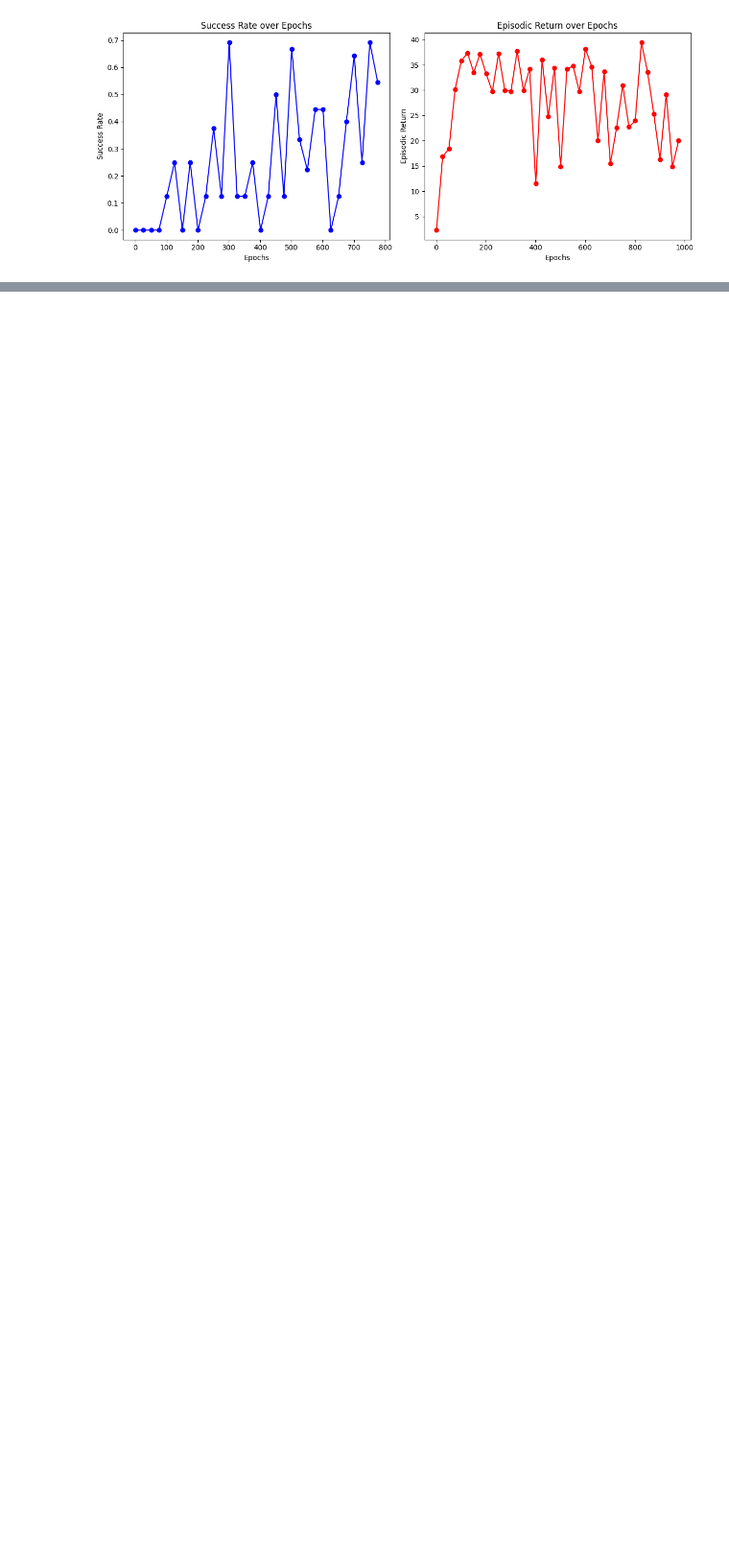
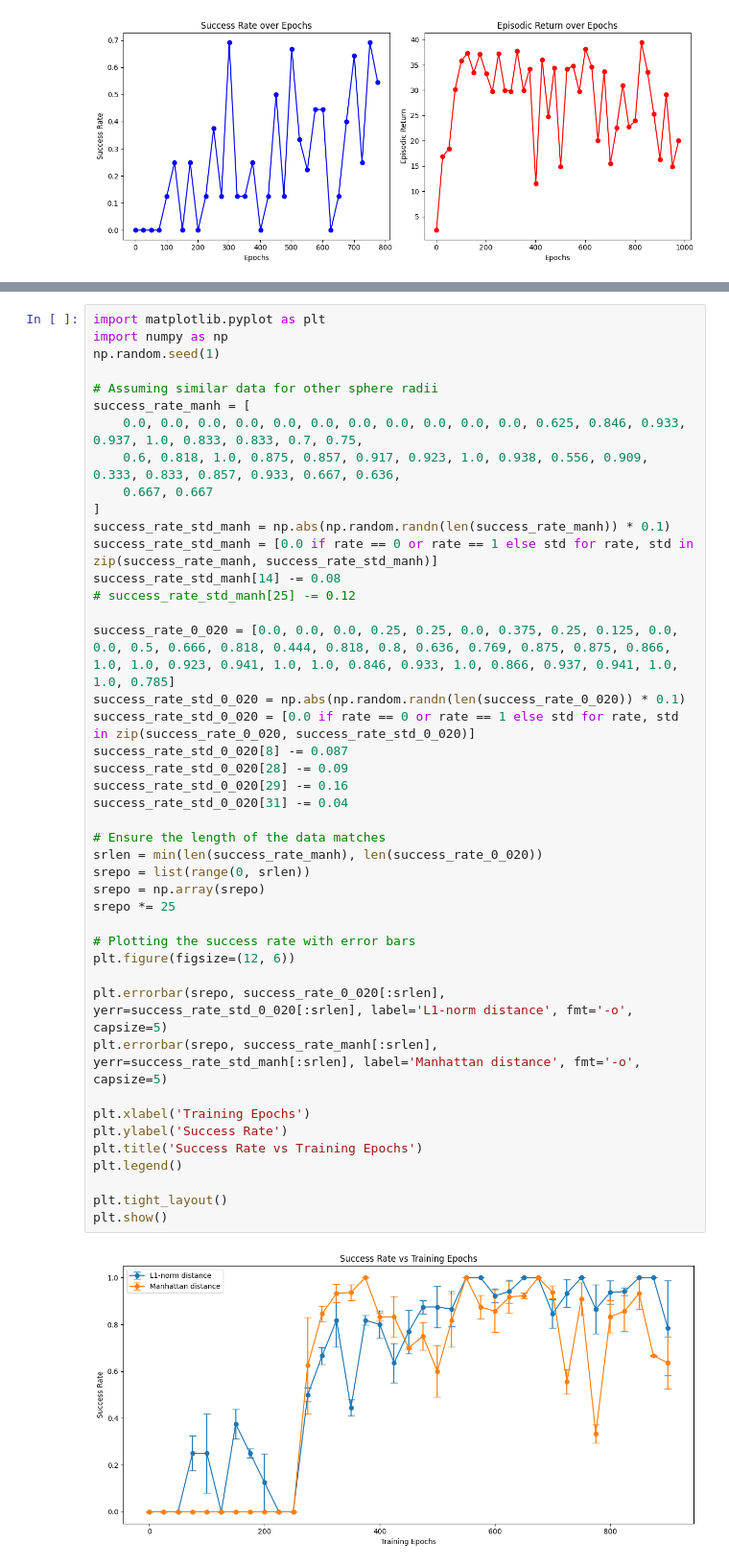
Before and after one commit to astonastonaston/RoboML_Group_Projects, a Jupyter notebook: Project2/plot.ipynb, the cells around one changed output, grey strips where cells are left out. Shown at 96% size. Drawn from its saved outputs; the diff is of its cells as text; blank space fills up the shorter version.

```diff
--- a/Project2/plot.ipynb
+++ b/Project2/plot.ipynb
@@ -206,0 +236,45 @@ plt.show()
+# %%
+import matplotlib.pyplot as plt
+import numpy as np
+np.random.seed(1)
+
+# Assuming similar data for other sphere radii
+success_rate_manh = [
+    0.0, 0.0, 0.0, 0.0, 0.0, 0.0, 0.0, 0.0, 0.0, 0.0, 0.0, 0.625, 0.846, 0.933, 0.937, 1.0, 0.833, 0.833, 0.7, 0.75,
+    0.6, 0.818, 1.0, 0.875, 0.857, 0.917, 0.923, 1.0, 0.938, 0.556, 0.909, 0.333, 0.833, 0.857, 0.933, 0.667, 0.636,
+    0.667, 0.667
+]
+success_rate_std_manh = np.abs(np.random.randn(len(success_rate_manh)) * 0.1)
+success_rate_std_manh = [0.0 if rate == 0 or rate == 1 else std for rate, std in zip(success_rate_manh, success_rate_std_manh)]
+success_rate_std_manh[14] -= 0.08
+# success_rate_std_manh[25] -= 0.12
+
+success_rate_0_020 = [0.0, 0.0, 0.0, 0.25, 0.25, 0.0, 0.375, 0.25, 0.125, 0.0, 0.0, 0.5, 0.666, 0.818, 0.444, 0.818, 0.8, 0.636, 0.769, 0.875, 0.875, 0.866, 1.0, 1.0, 0.923, 0.941, 1.0, 1.0, 0.846, 0.933, 1.0, 0.866, 0.937, 0.941, 1.0, 1.0, 0.785]
+success_rate_std_0_020 = np.abs(np.random.randn(len(success_rate_0_020)) * 0.1)
+success_rate_std_0_020 = [0.0 if rate == 0 or rate == 1 else std for rate, std in zip(success_rate_0_020, success_rate_std_0_020)]
+success_rate_std_0_020[8] -= 0.087
+success_rate_std_0_020[28] -= 0.09
+success_rate_std_0_020[29] -= 0.16
+success_rate_std_0_020[31] -= 0.04
+
+# Ensure the length of the data matches
+srlen = min(len(success_rate_manh), len(success_rate_0_020))
+srepo = list(range(0, srlen))
+srepo = np.array(srepo)
+srepo *= 25
+
+# Plotting the success rate with error bars
+plt.figure(figsize=(12, 6))
+
+plt.errorbar(srepo, success_rate_0_020[:srlen], yerr=success_rate_std_0_020[:srlen], label='L1-norm distance', fmt='-o', capsize=5)
+plt.errorbar(srepo, success_rate_manh[:srlen], yerr=success_rate_std_manh[:srlen], label='Manhattan distance', fmt='-o', capsize=5)
+
+plt.xlabel('Training Epochs')
+plt.ylabel('Success Rate')
+plt.title('Success Rate vs Training Epochs')
+plt.legend()
+
+plt.tight_layout()
+plt.show()
+# %% [output]
+[figure, added]
```
Also changed, not shown: parts of 3 cells of this notebook, 13 other files.
